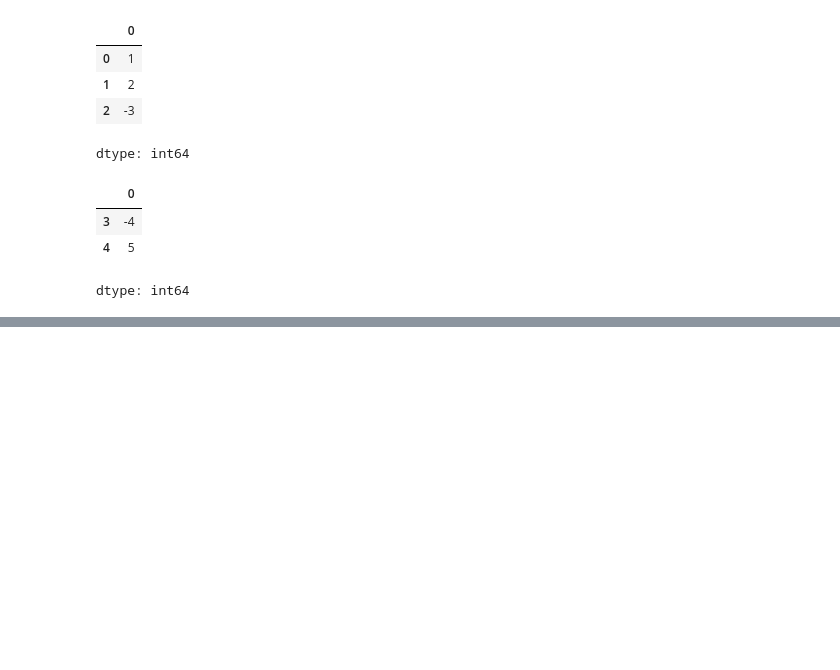
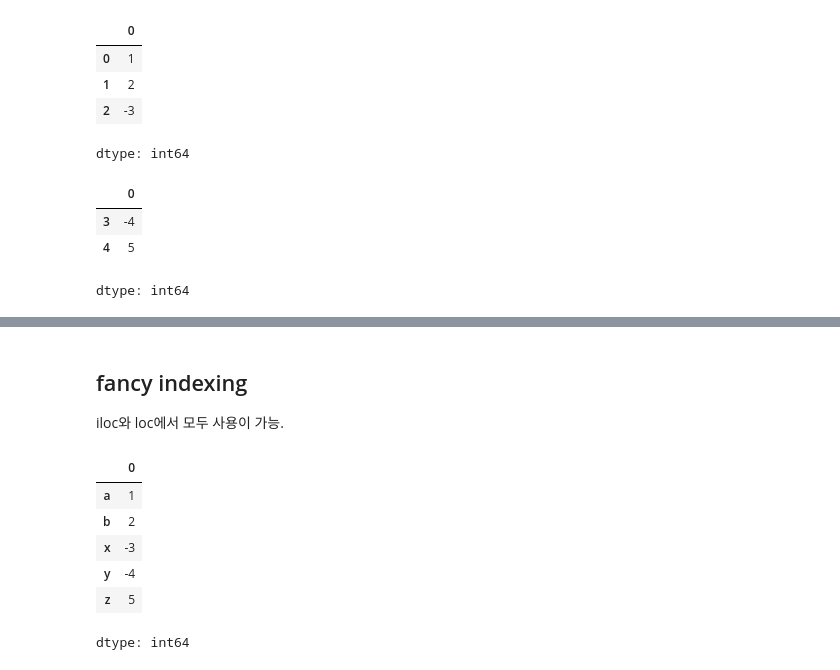
Before and after one commit to JakeOh/202511_BD53, a Jupyter notebook: lab_python/da02_pandas.ipynb, the cells around one changed output, grey strips where cells are left out. Drawn from its saved outputs; the diff is of its cells as text; code cells hidden in the pictures; blank space fills up the shorter version.

```diff
--- a/lab_python/da02_pandas.ipynb
+++ b/lab_python/da02_pandas.ipynb
@@ -108,0 +166,14 @@ dtype: int64
+# %% [markdown]
+## fancy indexing
+
+iloc와 loc에서 모두 사용이 가능.
+# %%
+s
+# %% [output]
+|  | 0 |
+| a | 1 |
+| b | 2 |
+| x | -3 |
+| y | -4 |
+| z | 5 |
+dtype: int64
```
Also changed, not shown: parts of 19 cells of this notebook.
